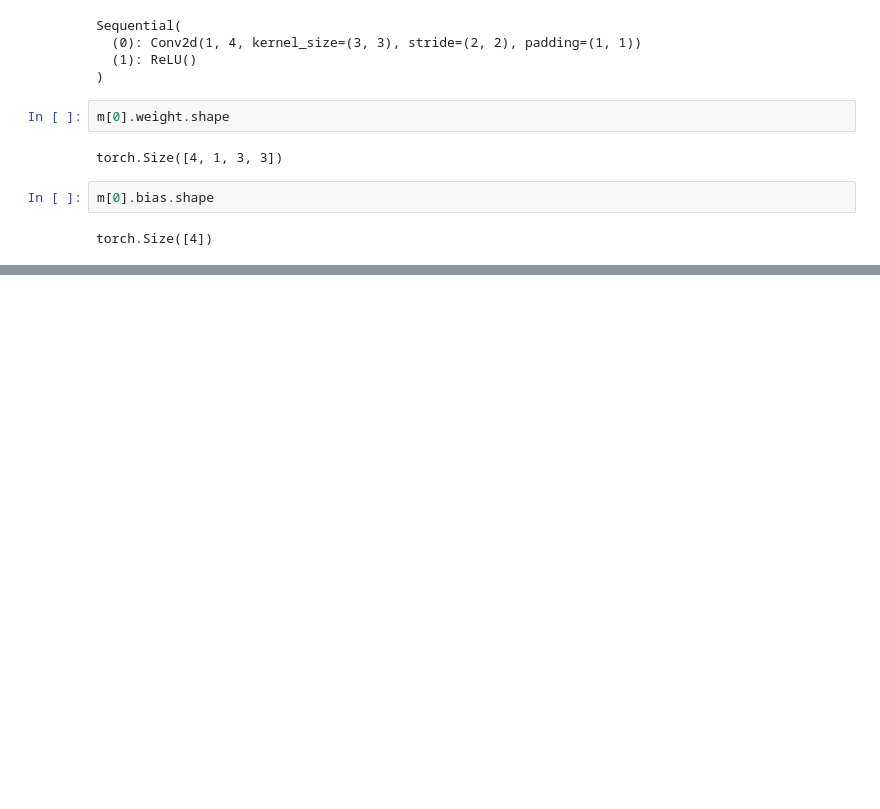
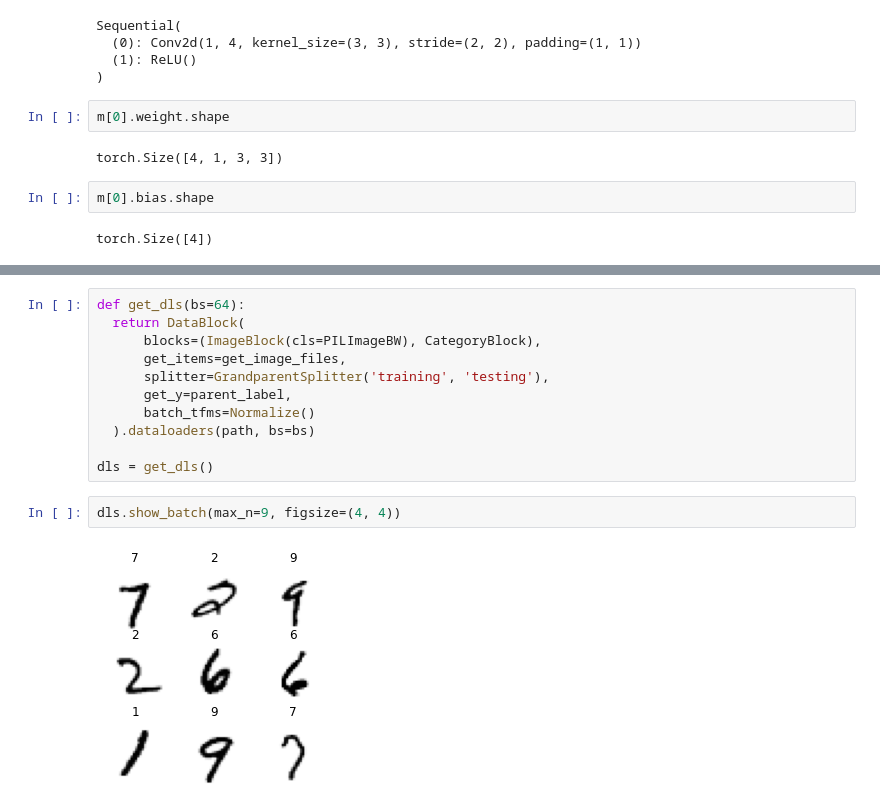
Before and after one commit to satani99/practical_deep_learning_for_coders, a Jupyter notebook: fast_ai_13.ipynb, the cells around one changed output, grey strips where cells are left out. Cells and saved outputs as stored; diff of their text form; blank space fills up the shorter version.

```diff
--- a/fast_ai_13.ipynb
+++ b/fast_ai_13.ipynb
@@ -208,0 +230,15 @@ torch.Size([4])
+# %%
+def get_dls(bs=64):
+  return DataBlock(
+      blocks=(ImageBlock(cls=PILImageBW), CategoryBlock),
+      get_items=get_image_files,
+      splitter=GrandparentSplitter('training', 'testing'),
+      get_y=parent_label,
+      batch_tfms=Normalize()
+  ).dataloaders(path, bs=bs)
+
+dls = get_dls()
+# %%
+dls.show_batch(max_n=9, figsize=(4, 4))
+# %% [output]
+[figure, added]
```
Also changed, not shown: parts of 5 cells of this notebook.
